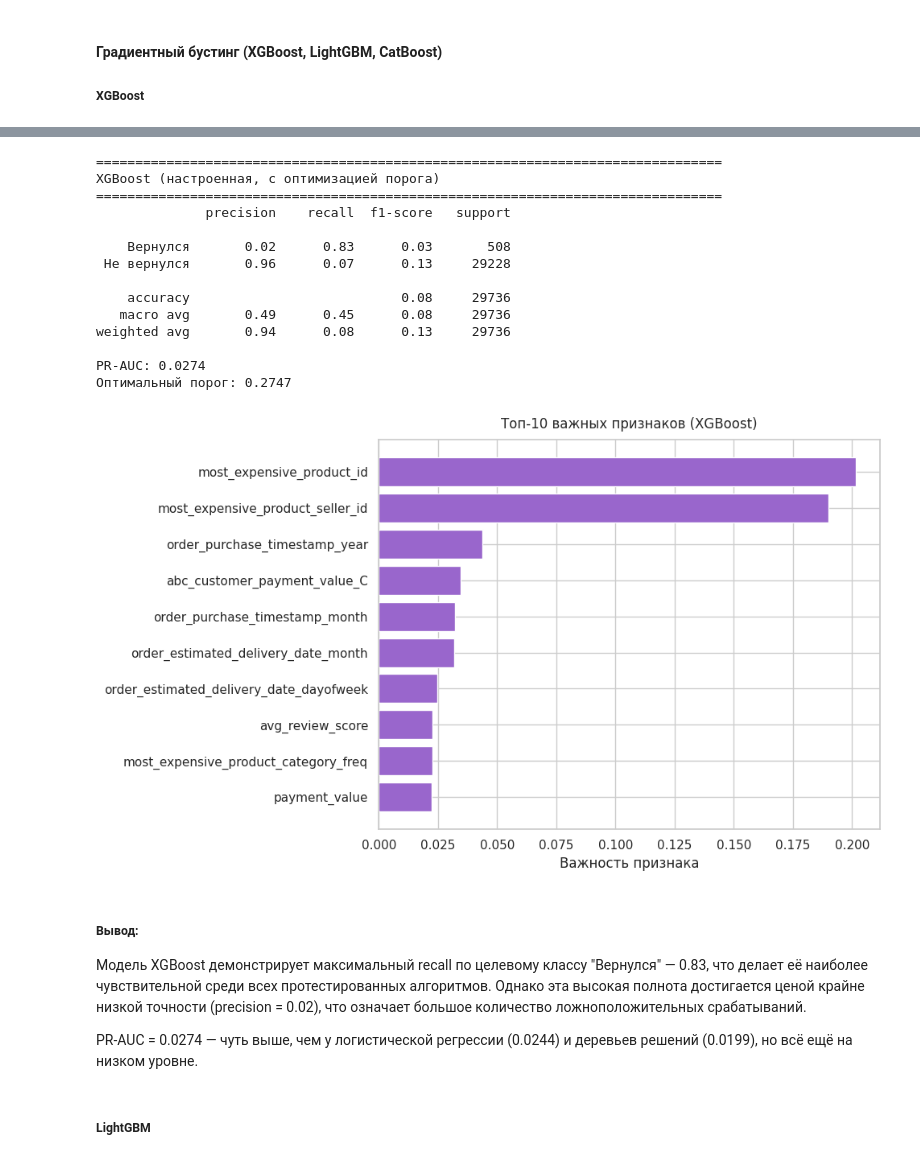
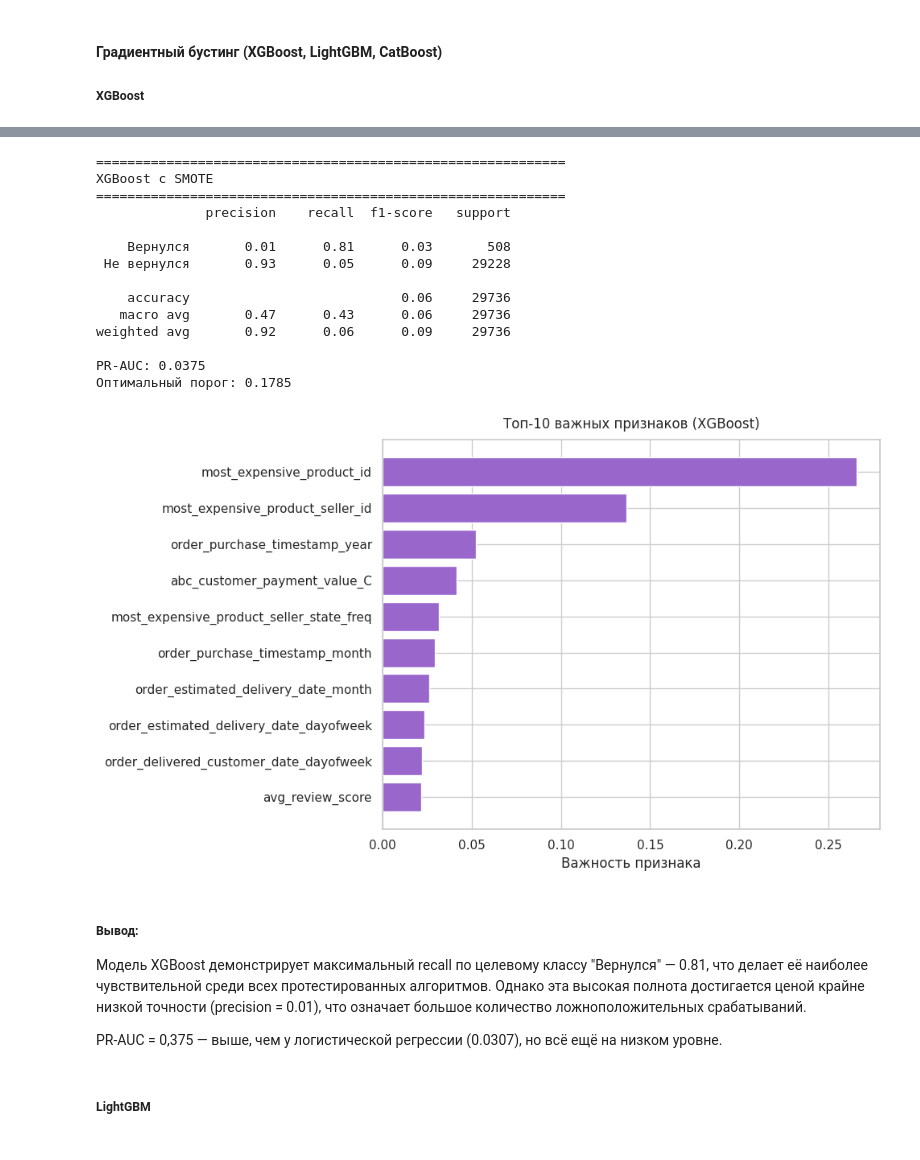
Before and after one commit to Ekaterina20-hub/MFTI-hackaton, a Jupyter notebook: notebooks/ml-models/ML модель классификации покупателей/ML_model_classificaition.ipynb, the cells around one changed output, grey strips where cells are left out. Drawn from its saved outputs; the diff is of its cells as text; code cells hidden in the pictures.

```diff
--- a/notebooks/ml-models/ML модель классификации покупателей/ML_model_classificaition.ipynb
+++ b/notebooks/ml-models/ML модель классификации покупателей/ML_model_classificaition.ipynb
@@ -1023,9 +1092,10 @@ print(f'тестовые данные после PCA: {X_test_pca.shape}')
 log_reg = LogisticRegression(
     solver='liblinear',
     penalty='l2',
-    C=0.1,
-    max_iter=500,
-    random_state=42
+    C=0.5,
+    max_iter=1000,
+    random_state=42,
+    class_weight='balanced'
 )
 log_reg.fit(X_train_pca, y_res)
 
@@ -1109,8 +1241,8 @@ Recall для класса "Вернулся" (0.27) чуть лучше, чем
 # %%
 # 1. Создаем и обучаем модель
 dt_model = DecisionTreeClassifier(
-    max_depth=5,
-    min_samples_split=10,
+    max_depth=6,
+    min_samples_split=5,
     class_weight='balanced',
     random_state=42
 )
@@ -1122,7 +1254,7 @@ y_proba = dt_model.predict_proba(X_test_encoded)[:, 0]  # Вероятности
 
 # Оценка модели
 print("="*60)
-print("DecisionTree (балансированная)")
+print("DecisionTree с SMOTE")
 print("="*60)
 print(classification_report(y_test, y_pred,
                           target_names=['Вернулся', 'Не вернулся']))
@@ -1145,7 +1277,7 @@ if 'model_results' not in globals():
     model_results = []
 
 model_results.append({
-    'Модель': 'DecisionTree (балансированная)',
+    'Модель': 'DecisionTree с SMOTE',
     'Precision (вернулся)': precision_score(y_test, y_pred, pos_label=0),
     'Recall (вернулся)': recall_score(y_test, y_pred, pos_label=0),
     'F1-score (вернулся)': f1_score(y_test, y_pred, pos_label=0),
@@ -1180,9 +1387,11 @@ PR-AUC 0.0199, всё ещё на низком уровне.
 # %%
 # Создаем модель RandomForestClassifier
 rf = RandomForestClassifier(
-    n_estimators=50,
-    max_depth=4,
-    min_samples_leaf=20,
+    n_estimators=100,
+    max_depth=5,
+    min_samples_leaf=10,
+    max_features='sqrt',
+    bootstrap=False,
     class_weight='balanced',
     random_state=42,
     n_jobs=-1
@@ -1198,7 +1407,7 @@ optimal_threshold = thresholds[best_idx]
 y_pred_opt = (y_proba >= optimal_threshold).astype(int)
 
 print("=" * 80)
-print("RandomForestClassifier (оптимизация порога, class_weight='balanced')")
+print("RandomForestClassifier с SMOTE")
 print("=" * 80)
 print(classification_report(y_test, y_pred_opt, target_names=['Вернулся', 'Не вернулся']))
 print("PR-AUC:", round(average_precision_score(y_test, y_proba, pos_label=0), 4))
@@ -1227,7 +1436,7 @@ if 'model_results' not in globals():
     model_results = []
 
 model_results.append({
-    'Модель': 'RandomForest (оптим. порог)',
+    'Модель': 'RandomForest с SMOTE',
     'Precision (вернулся)': precision_score(y_test, y_pred_opt, pos_label=0),
     'Recall (вернулся)': recall_score(y_test, y_pred_opt, pos_label=0),
     'F1-score (вернулся)': f1_score(y_test, y_pred_opt, pos_label=0),
@@ -1268,12 +1557,13 @@ PR-AUC: 0.0227 — низкое качество, но ожидаемо из-з
 # %%
-# Инициализируем модель с донастройками
+# Инициализируем модель
 xgb = XGBClassifier(
     n_estimators=300,
-    max_depth=3,
+    max_depth=5,
     learning_rate=0.03,
-    scale_pos_weight=(len(y_res) - sum(y_res)) / sum(y_res),  # балансировка
+    scale_pos_weight=(len(y_res) - sum(y_res)) / sum(y_res) * 1.2,
     subsample=0.8,
     colsample_bytree=0.8,
+    gamma=0.5,
     random_state=42,
     n_jobs=-1,
     verbosity=0
@@ -1293,7 +1583,7 @@ y_pred = (y_proba >= optimal_threshold).astype(int)
 
 # Оценка
 print("="*60)
-print("XGBoost (настроенная, с оптимизацией порога)")
+print("XGBoost с SMOTE")
 print("="*60)
 print(classification_report(y_test, y_pred, target_names=['Вернулся', 'Не вернулся']))
 print("PR-AUC:", round(average_precision_score(y_test, y_proba, pos_label=0), 4))
@@ -1305,49 +1595,49 @@ top_indices = np.argsort(importances)[-10:][::-1]
 top_importances = importances[top_indices]
 feature_names = X_test_encoded.columns.tolist()
 
 # Визуализация
 plt.figure(figsize=(10, 6))
 plt.barh(range(10), top_importances, align='center', color='#9966cc')
 plt.yticks(range(10), [feature_names[i] for i in top_indices])
 plt.xlabel('Важность признака')
 plt.title('Топ-10 важных признаков (XGBoost)', pad=10)
 plt.gca().invert_yaxis()
 plt.tight_layout()
 plt.show()
 
 # Сохраняем метрики в общий список
 if 'model_results' not in globals():
     model_results = []
 
 model_results.append({
-    'Модель': 'XGBoost (оптим. порог)',
+    'Модель': 'XGBoost с SMOTE',
     'Precision (вернулся)': precision_score(y_test, y_pred, pos_label=0),
     'Recall (вернулся)': recall_score(y_test, y_pred, pos_label=0),
     'F1-score (вернулся)': f1_score(y_test, y_pred, pos_label=0),
     'PR-AUC': average_precision_score(y_test, y_proba, pos_label=0),
     'Accuracy': accuracy_score(y_test, y_pred),
     'Порог': round(optimal_threshold, 4)
 })
 # %% [output]
-================================================================================
-XGBoost (настроенная, с оптимизацией порога)
-================================================================================
+============================================================
+XGBoost с SMOTE
+============================================================
               precision    recall  f1-score   support
 
-    Вернулся       0.02      0.83      0.03       508
- Не вернулся       0.96      0.07      0.13     29228
+    Вернулся       0.01      0.81      0.03       508
+ Не вернулся       0.93      0.05      0.09     29228
 
-    accuracy                           0.08     29736
-   macro avg       0.49      0.45      0.08     29736
-weighted avg       0.94      0.08      0.13     29736
+    accuracy                           0.06     29736
+   macro avg       0.47      0.43      0.06     29736
+weighted avg       0.92      0.06      0.09     29736
 
-PR-AUC: 0.0274
-Оптимальный порог: 0.2747
+PR-AUC: 0.0375
+Оптимальный порог: 0.1785
-[figure, old version]
+[figure, new version]
 # %% [markdown]
 ##### Вывод:
-Модель XGBoost демонстрирует максимальный recall по целевому классу "Вернулся" — 0.83, что делает её наиболее чувствительной среди всех протестированных алгоритмов. Однако эта высокая полнота достигается ценой крайне низкой точности (precision = 0.02), что означает большое количество ложноположительных срабатываний.
+Модель XGBoost демонстрирует максимальный recall по целевому классу "Вернулся" — 0.81, что делает её наиболее чувствительной среди всех протестированных алгоритмов. Однако эта высокая полнота достигается ценой крайне низкой точности (precision = 0.01), что означает большое количество ложноположительных срабатываний.
 
-PR-AUC = 0.0274 — чуть выше, чем у логистической регрессии (0.0244) и деревьев решений (0.0199), но всё ещё на низком уровне.
+PR-AUC = 0,375 — выше, чем у логистической регрессии (0.0307), но всё ещё на низком уровне.
 # %% [markdown]
 ##### LightGBM
```
Also changed, not shown: parts of 28 cells of this notebook, 9 other files.
